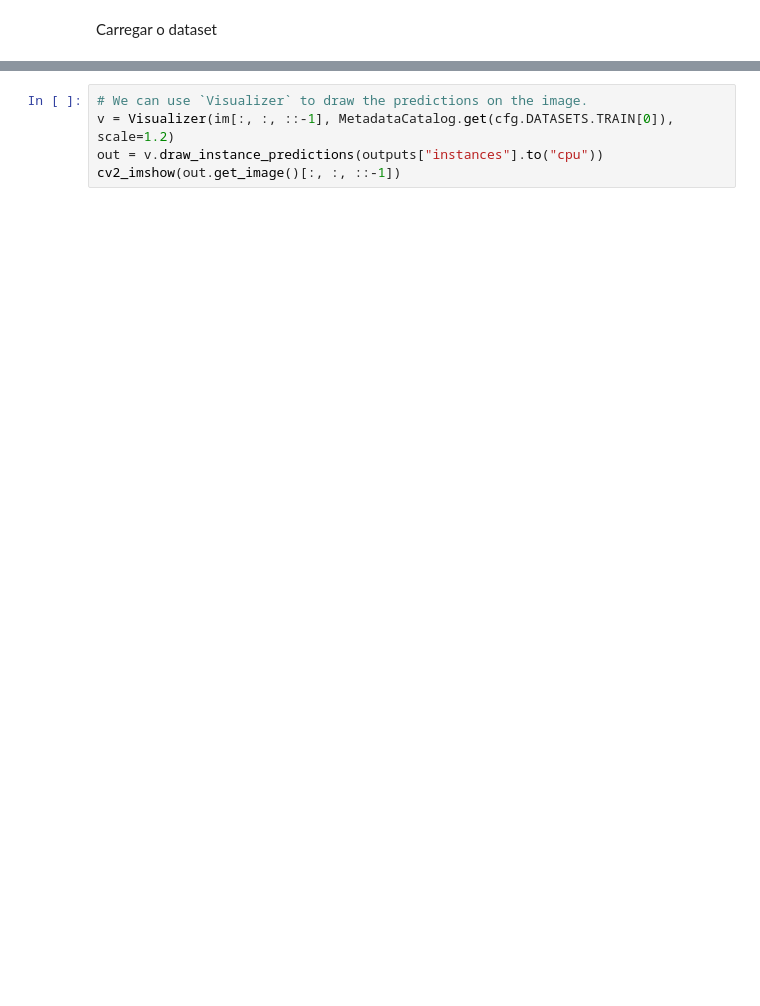
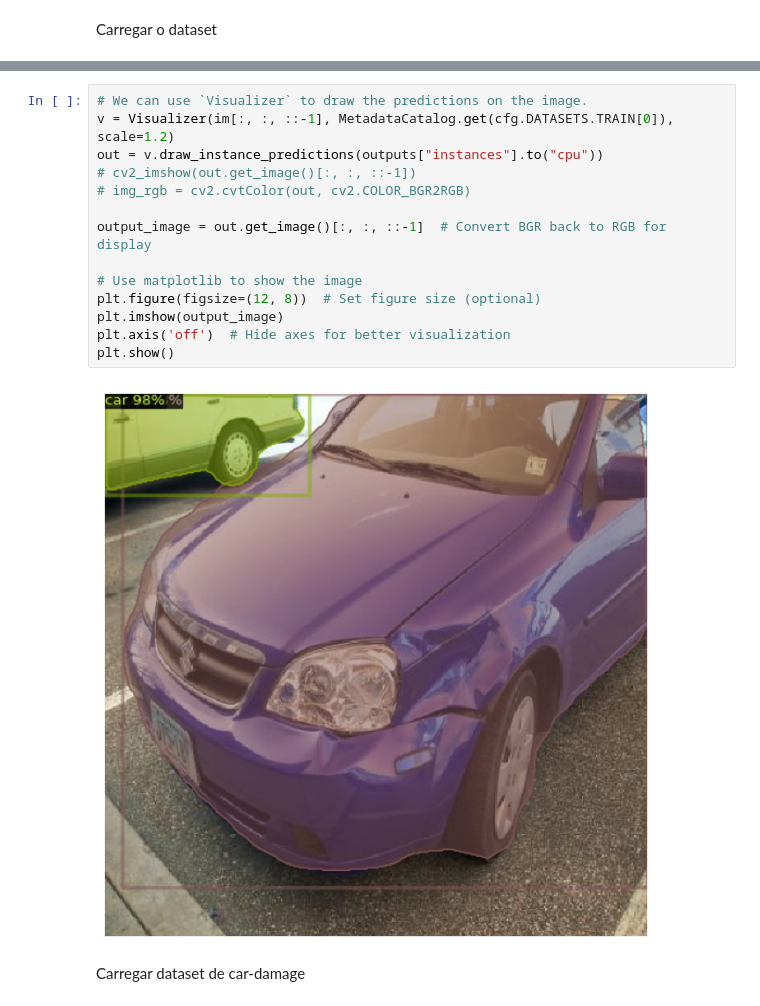
Before and after one commit to ricardofachini/visao-computacional, a Jupyter notebook: classificador.ipynb, the cells around one changed output, grey strips where cells are left out. Cells and saved outputs as stored; diff of their text form; blank space fills up the shorter version.

```diff
--- a/classificador.ipynb
+++ b/classificador.ipynb
@@ -38,5 +52,18 @@ print(outputs["instances"].pred_boxes)
 # %%
 # We can use `Visualizer` to draw the predictions on the image.
 v = Visualizer(im[:, :, ::-1], MetadataCatalog.get(cfg.DATASETS.TRAIN[0]), scale=1.2)
 out = v.draw_instance_predictions(outputs["instances"].to("cpu"))
-cv2_imshow(out.get_image()[:, :, ::-1])
+# cv2_imshow(out.get_image()[:, :, ::-1])
+# img_rgb = cv2.cvtColor(out, cv2.COLOR_BGR2RGB)
+
+output_image = out.get_image()[:, :, ::-1]  # Convert BGR back to RGB for display
+
+# Use matplotlib to show the image
+plt.figure(figsize=(12, 8))  # Set figure size (optional)
+plt.imshow(output_image)
+plt.axis('off')  # Hide axes for better visualization
+plt.show()
+# %% [output]
+[figure, added]
+# %% [markdown]
+Carregar dataset de car-damage
```
Also changed, not shown: parts of 14 cells of this notebook.
